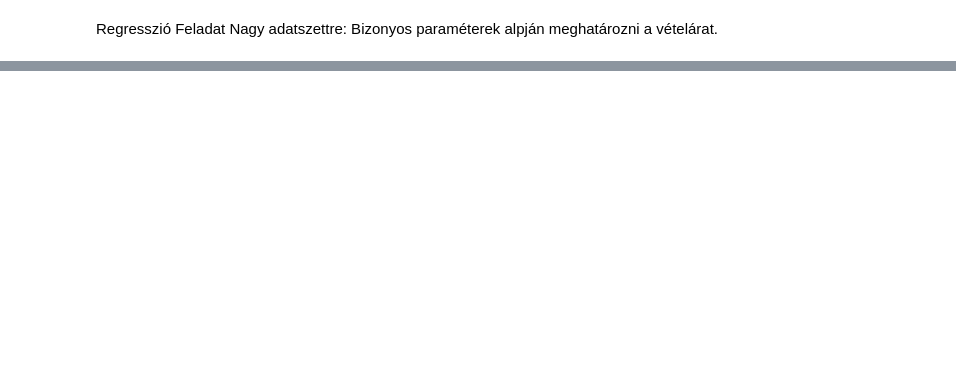
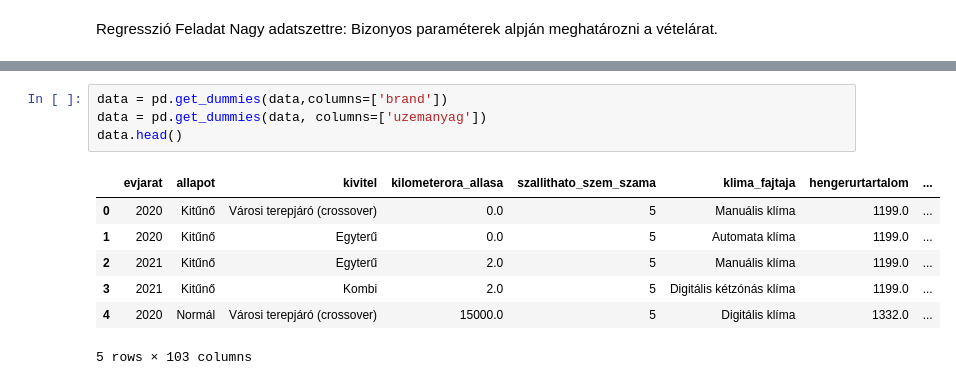
Before and after one commit to milanszilveszter/Csapatmunka, a Jupyter notebook: Regression/BigDataset/hasznaltauto.ipynb, the cells around one changed output, grey strips where cells are left out. Drawn from its saved outputs; the diff is of its cells as text; blank space fills up the shorter version.

```diff
--- a/Regression/BigDataset/hasznaltauto.ipynb
+++ b/Regression/BigDataset/hasznaltauto.ipynb
@@ -22,0 +126,12 @@ data
+# %%
+data = pd.get_dummies(data,columns=['brand'])
+data = pd.get_dummies(data, columns=['uzemanyag'])
+data.head()
+# %% [output]
+|  | evjarat | allapot | kivitel | kilometerora_allasa | szallithato_szem_szama | klima_fajtaja | hengerurtartalom | ... |
+| 0 | 2020 | Kitűnő | Városi terepjáró (crossover) | 0.0 | 5 | Manuális klíma | 1199.0 | ... |
+| 1 | 2020 | Kitűnő | Egyterű | 0.0 | 5 | Automata klíma | 1199.0 | ... |
+| 2 | 2021 | Kitűnő | Egyterű | 2.0 | 5 | Manuális klíma | 1199.0 | ... |
+| 3 | 2021 | Kitűnő | Kombi | 2.0 | 5 | Digitális kétzónás klíma | 1199.0 | ... |
+| 4 | 2020 | Normál | Városi terepjáró (crossover) | 15000.0 | 5 | Digitális klíma | 1332.0 | ... |
+5 rows × 103 columns
```
Also changed, not shown: parts of 11 cells of this notebook.
